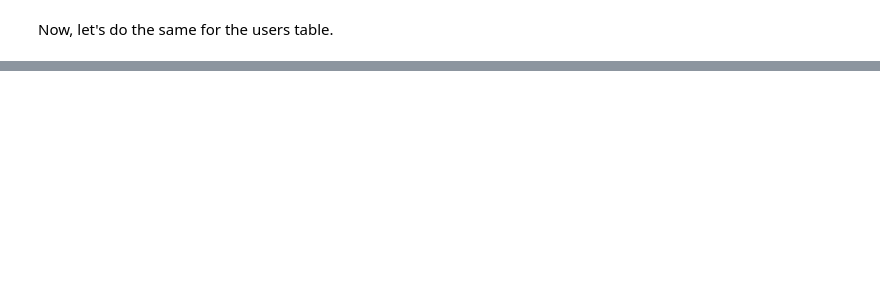
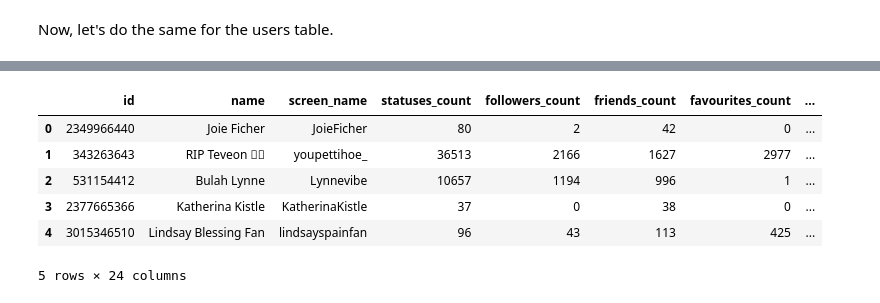
Before and after one commit to tsaw8/Thinkful_Project, a Jupyter notebook: Capstone: Unsupervised learning/Twitter Bot Detection Part 1 - Assemble datasets.ipynb, the cells around one changed output, grey strips where cells are left out. Cells and saved outputs as stored; diff of their text form; code cells hidden in the pictures; blank space fills up the shorter version.

```diff
--- a/Capstone: Unsupervised learning/Twitter Bot Detection Part 1 - Assemble datasets.ipynb
+++ b/Capstone: Unsupervised learning/Twitter Bot Detection Part 1 - Assemble datasets.ipynb
@@ -484 +502,3 @@ There are 0 columns that have missing values.
+# %%
+users['profile_use_background_image'] = users['profile_use_background_image'].astype('int64')
 # %% [markdown]
@@ -533,3 +543,0 @@ Name: created_at, dtype: datetime64[ns, UTC]
-# %%
-# Set the index of df to created_at
-users = users.set_index('created_at')
@@ -535,0 +546,4 @@ users = users.set_index('created_at')
+# %%
+users['crawled_at'] = pd.to_datetime(users['crawled_at'])
+# %%
+users['updated'] = pd.to_datetime(users['updated'])
@@ -535,0 +561,10 @@ users = users.set_index('created_at')
+# %%
+users.head()
+# %% [output]
+|  | id | name | screen_name | statuses_count | followers_count | friends_count | favourites_count | ... |
+| 0 | 2349966440 | Joie Ficher | JoieFicher | 80 | 2 | 42 | 0 | ... |
+| 1 | 343263643 | RIP Teveon  | youpettihoe_ | 36513 | 2166 | 1627 | 2977 | ... |
+| 2 | 531154412 | Bulah Lynne | Lynnevibe | 10657 | 1194 | 996 | 1 | ... |
+| 3 | 2377665366 | Katherina Kistle | KatherinaKistle | 37 | 0 | 38 | 0 | ... |
+| 4 | 3015346510 | Lindsay Blessing Fan | lindsayspainfan | 96 | 43 | 113 | 425 | ... |
+5 rows × 24 columns
```
Also changed, not shown: parts of 21 cells of this notebook, 1 other file.
